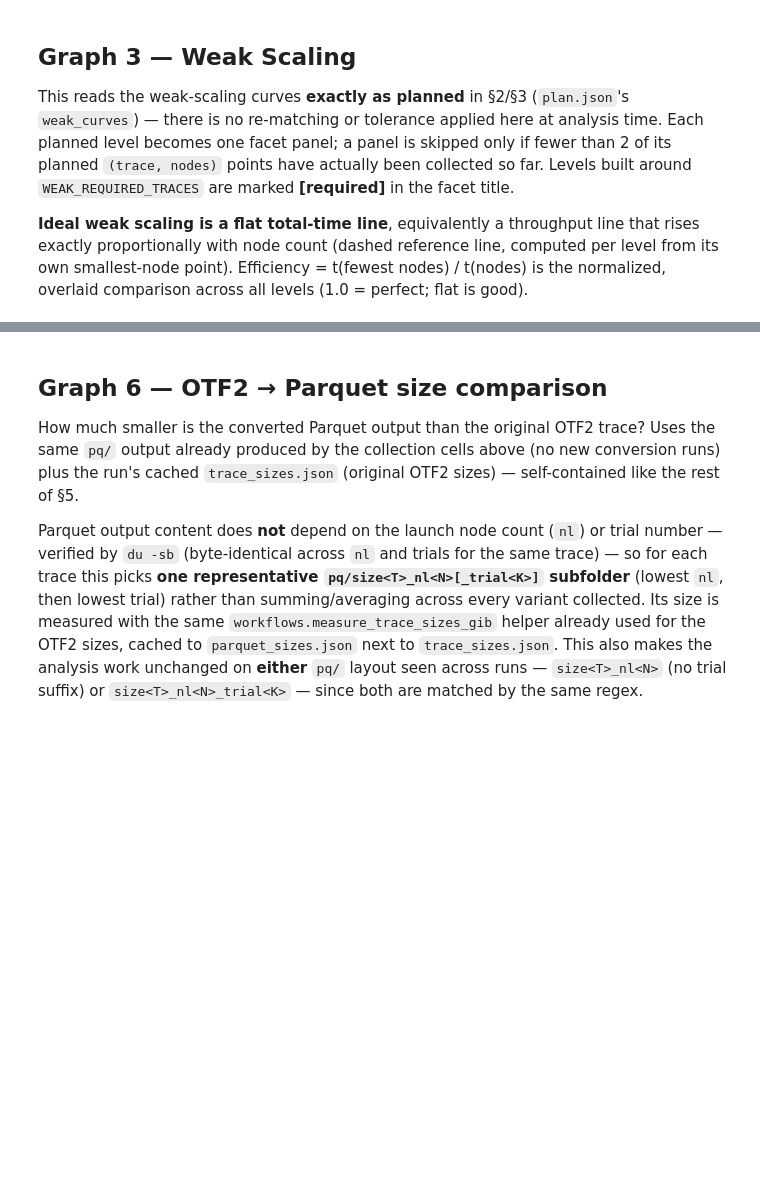
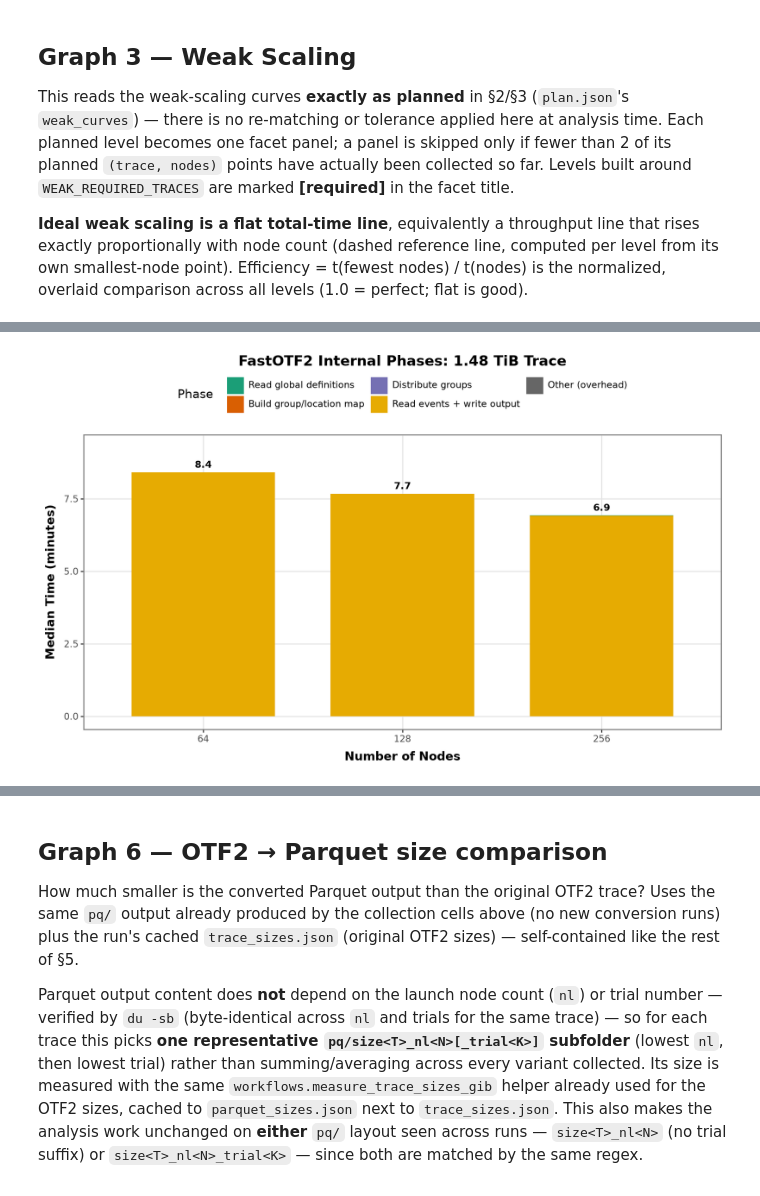
Before and after one commit to hpc-ai-adv-dev/fastotf2, a Jupyter notebook: workflows/scaling/converter-scaling-new.ipynb, the cells around one changed output, grey strips where cells are left out. Drawn from its saved outputs; the diff is of its cells as text; code cells hidden in the pictures; blank space fills up the shorter version.

```diff
--- a/workflows/scaling/converter-scaling-new.ipynb
+++ b/workflows/scaling/converter-scaling-new.ipynb
@@ -60,7 +60,7 @@ SYSTEM = "frontier"   # "frontier" | "other-ex"
 
 # Frontier-only opt-in: write Parquet output to each node's local NVMe, then stage
 # one tar per node back to Orion and combine them into the normal pq/ directory.
-USE_FRONTIER_NVME_OUTPUT = True
+USE_FRONTIER_NVME_OUTPUT = False
 
 # --- Secrets (never hardcode these in the notebook) -------------------------
 # Preferred: a gitignored local_secrets.py next to this notebook (workflows/scaling/),
@@ -95,7 +95,7 @@ SYSTEM_CONFIGS = {
         "go_dir":              None,
         "apptainer_bin_path":  None,
         "apptainer_cache_dir": None,
-        "container_url": "ghcr.io/hpc-ai-adv-dev/fastotf2/fastotf2-converter-frontier:latest",
+        "container_url": "ghcr.io/hpc-ai-adv-dev/fastotf2/fastotf2-converter-libfabric2.3.1:latest",
         # apptainer can pull OCI images directly -- no need for podman + convert-to-sif.sh.
         "container_pull_method": "apptainer",
         "sbatch_extra_args":   _account_sbatch_args() + _mail_sbatch_args(),
@@ -342,7 +342,7 @@ COLLECTION_MODE = "STRONG"                        # "STRONG" | "WEAK" | "ALL"
 TRACES_TO_INCLUDE = [2, 4, 8, 16, 32, 128, 384]
 
 # Strong-scaling node grid (weak scaling computes its own node counts).
-NODE_COUNTS = [1, 2, 4, 7, 8, 16, 32, 41, 64, 128, 256]
+NODE_COUNTS = [1, 2, 4, 7, 8, 16, 32, 44, 64, 128, 256]
 
 # Global node cap: the system has more nodes, but we cap at 256 to keep runs affordable.
 MAX_NODES = 256
@@ -357,7 +357,7 @@ NODE_BOUNDS = {
     16:  (1, 32),
     32:  (1, 64),
     128: (7, 128),
-    384: (41, 256),
+    384: (44, 256),
 }
 
 # Weak-scaling targets (GiB/node): an explicit list, or "auto" to derive from the data.
@@ -1198,18 +1191,15 @@ def _add_size_cols(frames):
 def load_timings(base_dir):
     """Read run_/tasks_/phases_ CSVs under base_dir; add traced_nodes/nl/trial + sizes.
 
-    AGGREGATED analysis-data shim: if base_dir holds a pre-aggregated `conversion_timings.csv`
-    (the small, git-friendly export built by analysis-data/tools/build_converter_merged.py --
-    used when the raw per-config timings tree isn't shipped), read it directly. df_tasks is then
-    empty, so the optional per-task breakdown graph auto-skips; run- and phase-level graphs work
-    from `conversion_timings.csv` (+ `conversion_phases.csv`) as usual."""
+    If base_dir holds a pre-aggregated conversion_timings.csv (the saved analysis-data export),
+    read that instead. df_tasks is then empty and the per-task graph skips itself."""
     base = Path(base_dir)
     agg = base / "conversion_timings.csv"
     if agg.exists():
         df_runs = pd.read_csv(agg)
         ph = base / "conversion_phases.csv"
         df_phases = pd.read_csv(ph) if ph.exists() else pd.DataFrame()
-        df_tasks = pd.DataFrame()   # per-task detail intentionally not shipped in aggregated data
+        df_tasks = pd.DataFrame()
         df_runs, df_phases = _add_size_cols([df_runs, df_phases])
         return df_runs, df_tasks, df_phases
 
@@ -1218,7 +1208,7 @@ def load_timings(base_dir):
         for csv in sorted(base.rglob(f"{kind}_*.csv")):
             meta = _parse_tag(csv.parent.name)
             if not meta:
-                continue                       # skip warmup_/other dirs
+                continue
             df = pd.read_csv(csv)
             for key, value in meta.items():
                 df[key] = value
@@ -1950,21 +1900,51 @@ the graph cells — each one calls `_maybe_save(...)` into the run's `plots/` fo
 # %%
-if not df_phases.empty:
-    d = df_phases[df_phases["phase"] != "Total"].copy()
-    g = d.groupby(["traced_nodes", "nl", "phase"])["time"].mean().reset_index()
-    g["minutes"] = g["time"] / SEC_PER_MIN
-    g["trace"] = trace_cat(g["traced_nodes"])
-    n_facets = g["trace"].nunique()
-    ncol = min(4, n_facets) if n_facets else 1
-    nrow = max(1, -(-n_facets // ncol)) if ncol else 1
-    p = (ggplot(g, aes("factor(nl)", "minutes", fill="phase"))
-         + geom_col()
-         + facet_wrap("trace", scales="free_x", ncol=ncol)
-         + expand_limits(y=0)
-         + labs(title="Phase Breakdown (Mean Across Trials)",
-                x="Number of Nodes", y="Time (minutes)", fill="Phase")
-         + theme_bw()
-         + theme(figure_size=(min(18, max(6, ncol * 4)), min(20, max(4, nrow * 3.5))),
-                 axis_text_x=element_text(rotation=45, ha="right", size=8)))
-    display(p)
-else:
-    print("No phase-level data.")
+INTERNAL_PHASE_ORDER = [
+    "Read global definitions", "Build group/location map", "Distribute groups",
+    "Read events", "Write output", "Read events + write output",
+    "Merge contexts", "Other (overhead)",
+]
+INTERNAL_PHASE_COLORS = {
+    phase: DARK2[index % len(DARK2)] for index, phase in enumerate(INTERNAL_PHASE_ORDER)
+}
+
+
+def plot_internal_phases(traced_nodes):
+    """Stacked internal-phase medians for one trace, one bar per node count."""
+    rows = df_phases[
+        (df_phases["traced_nodes"] == traced_nodes) & (df_phases["phase"] != "Total")
+    ].copy()
+    if rows.empty:
+        print(f"Trace {traced_nodes}: no completed phase data yet; skipping.")
+        return None
+
+    med = rows.groupby(["nl", "phase"])["time"].median().reset_index()
+    present = [phase for phase in INTERNAL_PHASE_ORDER if phase in set(med["phase"])]
+    med = med[med["phase"].isin(present)].copy()
+    med["minutes"] = med["time"] / SEC_PER_MIN
+    nodes = sorted(int(n) for n in med["nl"].unique())
+    node_cats = [str(n) for n in nodes]
+    med["phase"] = pd.Categorical(med["phase"], categories=list(reversed(present)), ordered=True)
+    med["nl"] = pd.Categorical(med["nl"].astype(int).astype(str), categories=node_cats,
+                               ordered=True)
+    totals = med.groupby("nl", observed=True)["minutes"].sum().reset_index()
+
+    return (ggplot(med, aes("nl", "minutes", fill="phase"))
+            + geom_col(position=position_stack(reverse=True), width=0.72)
+            + geom_text(totals, aes("nl", "minutes", label="minutes"), inherit_aes=False,
+                        va="bottom", nudge_y=float(totals["minutes"].max()) * 0.01,
+                        format_string="{:.1f}", size=VALUE_LABEL_FONT_SIZE - 1, fontweight="bold")
+            + scale_fill_manual(values=INTERNAL_PHASE_COLORS, breaks=present)
+            + guides(fill=guide_legend(nrow=2))
+            + expand_limits(y=float(totals["minutes"].max()) * 1.10)
+            + labs(title=f"FastOTF2 Internal Phases: {size_label(traced_nodes)} Trace",
+                   x="Number of Nodes", y="Median Time (minutes)", fill="Phase")
+            + theme_pub(9, 5.5))
+
+
+for traced_nodes in PAPER_WORKFLOW_TRACES:
+    _fig = plot_internal_phases(traced_nodes)
+    if _fig is not None:
+        display(_fig)
+        _maybe_save(_fig, f"g5_internal_phases_s{traced_nodes}")
+# %% [output]
+[figure, added]
```
Also changed, not shown: parts of 18 cells of this notebook, 9 other files.
